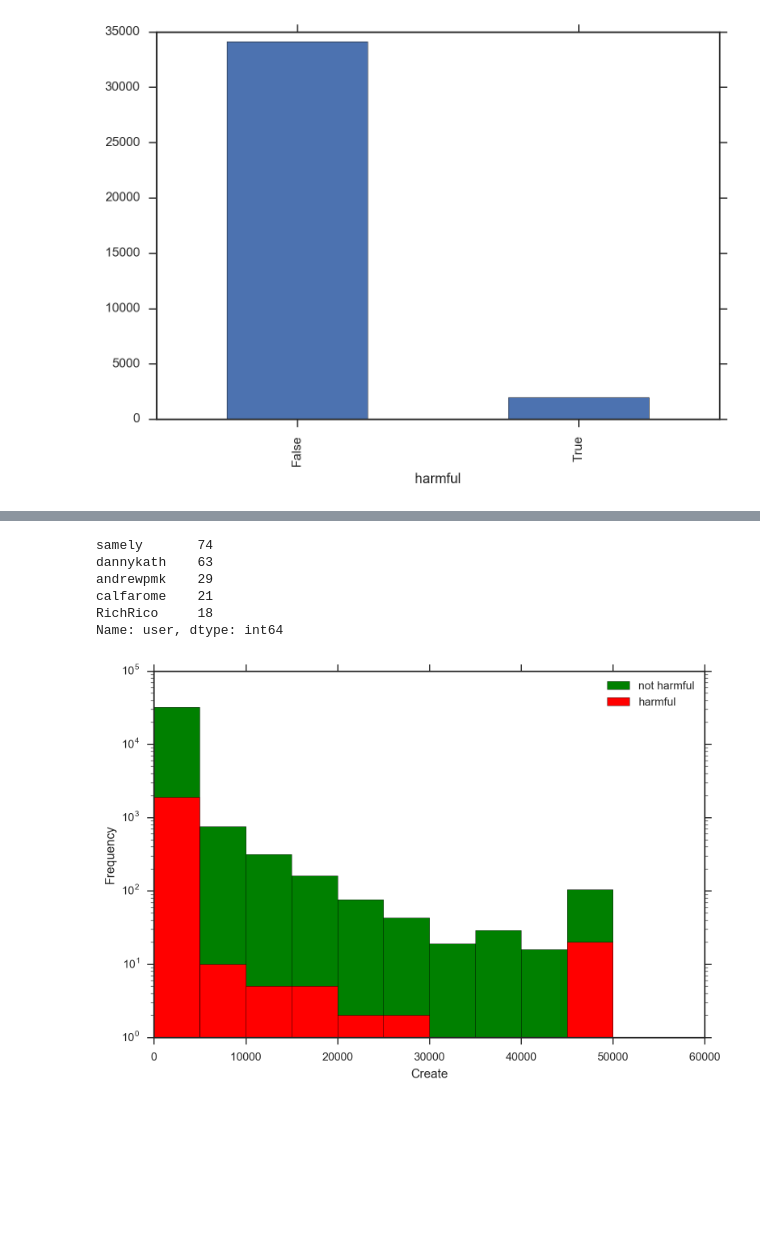
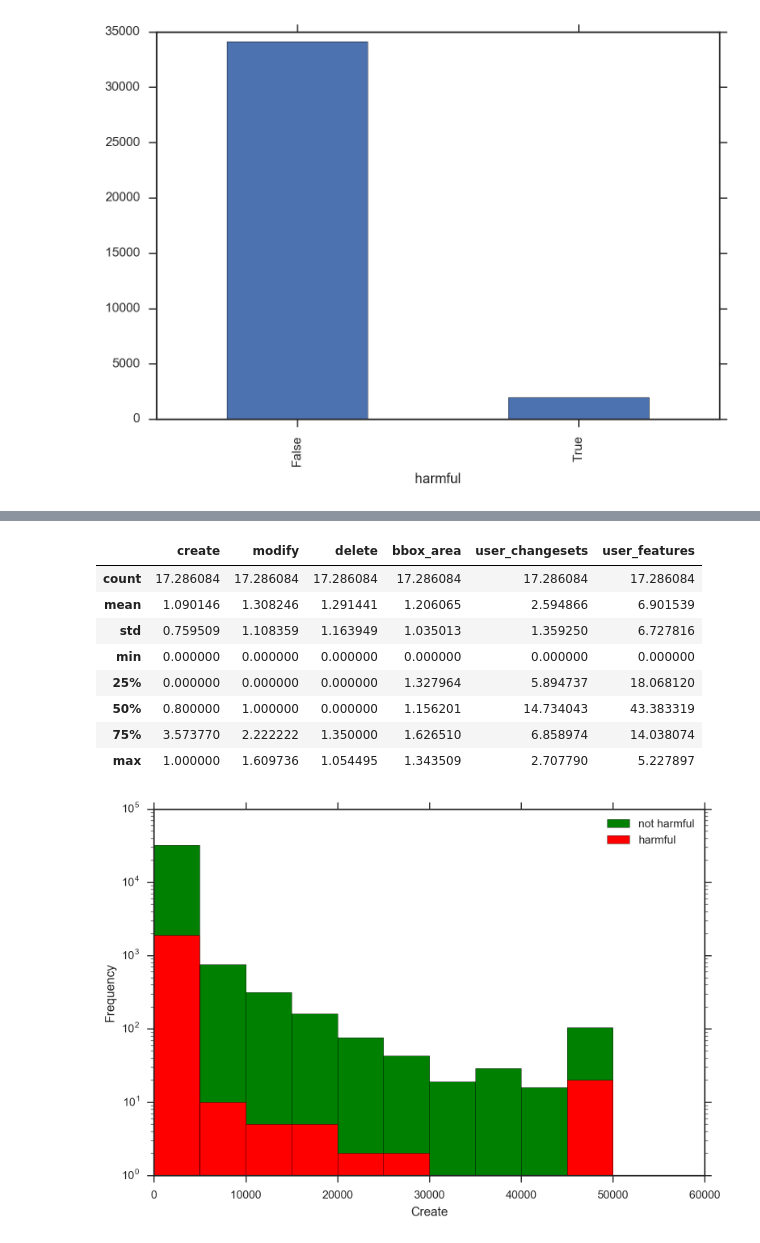
Before and after one commit to matiskay/gabbar, a Jupyter notebook: notebooks/Exploratory data analysis.ipynb, the cells around one changed output, grey strips where cells are left out. Saved outputs shown, nothing was run; the diff lists cells and outputs as text; code cells hidden in the pictures; blank space fills up the shorter version.

```diff
--- a/notebooks/Exploratory data analysis.ipynb
+++ b/notebooks/Exploratory data analysis.ipynb
@@ -149,15 +149,19 @@ numerical_features[numerical_features['harmful'] == True].describe()
 | 50% | 5.000000 | 1.000000 | 0.000000 | 1.027200e+00 | 94.000000 | 4.628000e+03 |
 | 75% | 61.000000 | 9.000000 | 20.000000 | 3.217940e+01 | 780.000000 | 8.168200e+04 |
 | max | 50001.000000 | 31061.000000 | 47417.000000 | 3.805021e+08 | 102423.000000 | 1.136299e+07 |
-# %%
-features[features['user_changesets'] > 100000]['user'].value_counts()
-# %% [output]
-samely       74
-dannykath    63
-andrewpmk    29
-calfarome    21
-RichRico     18
-Name: user, dtype: int64
+# %%
+df = numerical_features[numerical_features['harmful'] == False].describe() / numerical_features[numerical_features['harmful'] == True].describe()
+df.fillna(0)
+# %% [output]
+|  | create | modify | delete | bbox_area | user_changesets | user_features |
+| count | 17.286084 | 17.286084 | 17.286084 | 17.286084 | 17.286084 | 17.286084 |
+| mean | 1.090146 | 1.308246 | 1.291441 | 1.206065 | 2.594866 | 6.901539 |
+| std | 0.759509 | 1.108359 | 1.163949 | 1.035013 | 1.359250 | 6.727816 |
+| min | 0.000000 | 0.000000 | 0.000000 | 0.000000 | 0.000000 | 0.000000 |
+| 25% | 0.000000 | 0.000000 | 0.000000 | 1.327964 | 5.894737 | 18.068120 |
+| 50% | 0.800000 | 1.000000 | 0.000000 | 1.156201 | 14.734043 | 43.383319 |
+| 75% | 3.573770 | 2.222222 | 1.350000 | 1.626510 | 6.858974 | 14.038074 |
+| max | 1.000000 | 1.609736 | 1.054495 | 1.343509 | 2.707790 | 5.227897 |
 # %%
 ax = numerical_features[numerical_features['harmful'] == False]['create'].plot.hist(color='g', label='not harmful')
 numerical_features[numerical_features['harmful'] == True]['create'].plot.hist(color='r', label='harmful')
```
Also changed, not shown: parts of 1 cell of this notebook.
